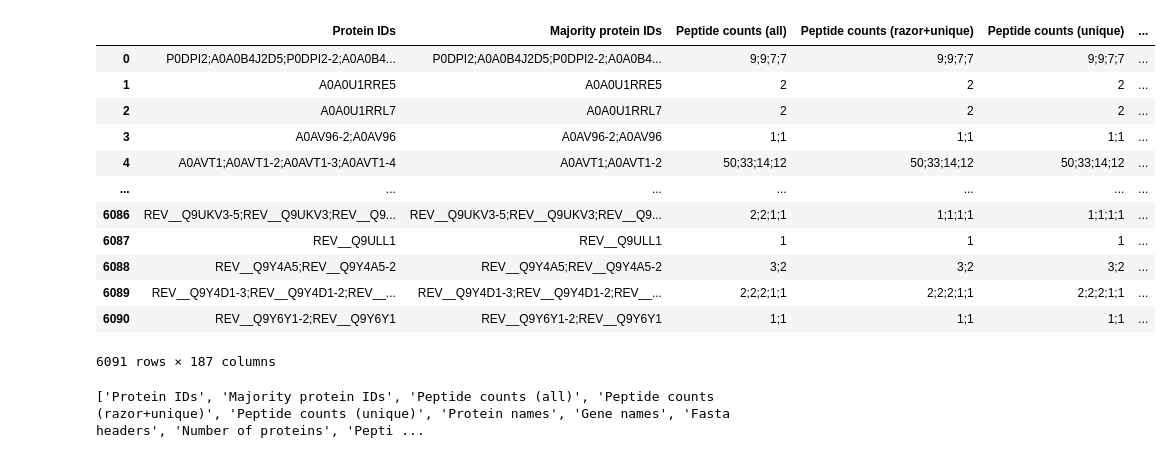
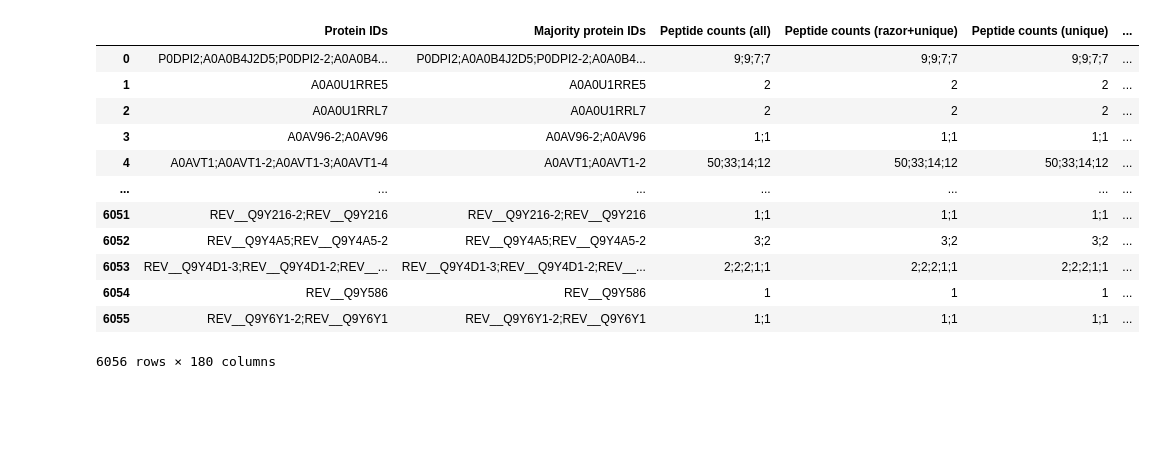
Before and after one commit to plutzer/labtools, a Jupyter notebook: Whole-cell_analysis.ipynb, the cells around one changed output. Saved outputs shown, nothing was run; the diff lists cells and outputs as text; code cells hidden in the pictures; blank space fills up the shorter version.

```diff
--- a/Whole-cell_analysis.ipynb
+++ b/Whole-cell_analysis.ipynb
@@ -7,26 +8,26 @@ from scipy.stats import ttest_ind
 # %%
 # Path for the proteinGroups file
-pg_path = 'C:/Users/plutzer/Box/CellBio-MajorLab/Users/Isaac/Projects/Puram_Samples/TimsTOF_All/Updated_search_output/txt/proteinGroups.txt'
+pg_path = 'C:/Users/plutzer/Box/CellBio-MajorLab/Users/Isaac/Projects/Puram_Samples/TimsTOF_All/NoFraction_CorrectNaming/proteinGroups.txt'
 
 # Comment out if not on windows
 pg_path = pg_path.replace('/','\\')
 
 pg = pd.read_csv(pg_path,delimiter='\t')
 pg
 # %% [output]
 |  | Protein IDs | Majority protein IDs | Peptide counts (all) | Peptide counts (razor+unique) | Peptide counts (unique) | ... |
 | 0 | P0DPI2;A0A0B4J2D5;P0DPI2-2;A0A0B4... | P0DPI2;A0A0B4J2D5;P0DPI2-2;A0A0B4... | 9;9;7;7 | 9;9;7;7 | 9;9;7;7 | ... |
 | 1 | A0A0U1RRE5 | A0A0U1RRE5 | 2 | 2 | 2 | ... |
 | 2 | A0A0U1RRL7 | A0A0U1RRL7 | 2 | 2 | 2 | ... |
 | 3 | A0AV96-2;A0AV96 | A0AV96-2;A0AV96 | 1;1 | 1;1 | 1;1 | ... |
 | 4 | A0AVT1;A0AVT1-2;A0AVT1-3;A0AVT1-4 | A0AVT1;A0AVT1-2 | 50;33;14;12 | 50;33;14;12 | 50;33;14;12 | ... |
 | ... | ... | ... | ... | ... | ... | ... |
-| 6086 | REV__Q9UKV3-5;REV__Q9UKV3;REV__Q9... | REV__Q9UKV3-5;REV__Q9UKV3;REV__Q9... | 2;2;1;1 | 1;1;1;1 | 1;1;1;1 | ... |
-| 6087 | REV__Q9ULL1 | REV__Q9ULL1 | 1 | 1 | 1 | ... |
-| 6088 | REV__Q9Y4A5;REV__Q9Y4A5-2 | REV__Q9Y4A5;REV__Q9Y4A5-2 | 3;2 | 3;2 | 3;2 | ... |
-| 6089 | REV__Q9Y4D1-3;REV__Q9Y4D1-2;REV__... | REV__Q9Y4D1-3;REV__Q9Y4D1-2;REV__... | 2;2;2;1;1 | 2;2;2;1;1 | 2;2;2;1;1 | ... |
-| 6090 | REV__Q9Y6Y1-2;REV__Q9Y6Y1 | REV__Q9Y6Y1-2;REV__Q9Y6Y1 | 1;1 | 1;1 | 1;1 | ... |
+| 6051 | REV__Q9Y216-2;REV__Q9Y216 | REV__Q9Y216-2;REV__Q9Y216 | 1;1 | 1;1 | 1;1 | ... |
+| 6052 | REV__Q9Y4A5;REV__Q9Y4A5-2 | REV__Q9Y4A5;REV__Q9Y4A5-2 | 3;2 | 3;2 | 3;2 | ... |
+| 6053 | REV__Q9Y4D1-3;REV__Q9Y4D1-2;REV__... | REV__Q9Y4D1-3;REV__Q9Y4D1-2;REV__... | 2;2;2;1;1 | 2;2;2;1;1 | 2;2;2;1;1 | ... |
+| 6054 | REV__Q9Y586 | REV__Q9Y586 | 1 | 1 | 1 | ... |
+| 6055 | REV__Q9Y6Y1-2;REV__Q9Y6Y1 | REV__Q9Y6Y1-2;REV__Q9Y6Y1 | 1;1 | 1;1 | 1;1 | ... |
-6091 rows × 187 columns
+6056 rows × 180 columns
 # %%
 experiments = [
     ['1A','1B','1C'],
@@ -39,7 +46,3 @@ experiments = [
-# %%
-print(list(pg.columns))
-# %% [output]
-['Protein IDs', 'Majority protein IDs', 'Peptide counts (all)', 'Peptide counts (razor+unique)', 'Peptide counts (unique)', 'Protein names', 'Gene names', 'Fasta headers', 'Number of proteins', 'Pepti ...
 # %%
 # Remove contaminants
 pg = pg[pg['Potential contaminant'] != '+']
```
Also changed, not shown: parts of 7 cells of this notebook, 2 other files.
